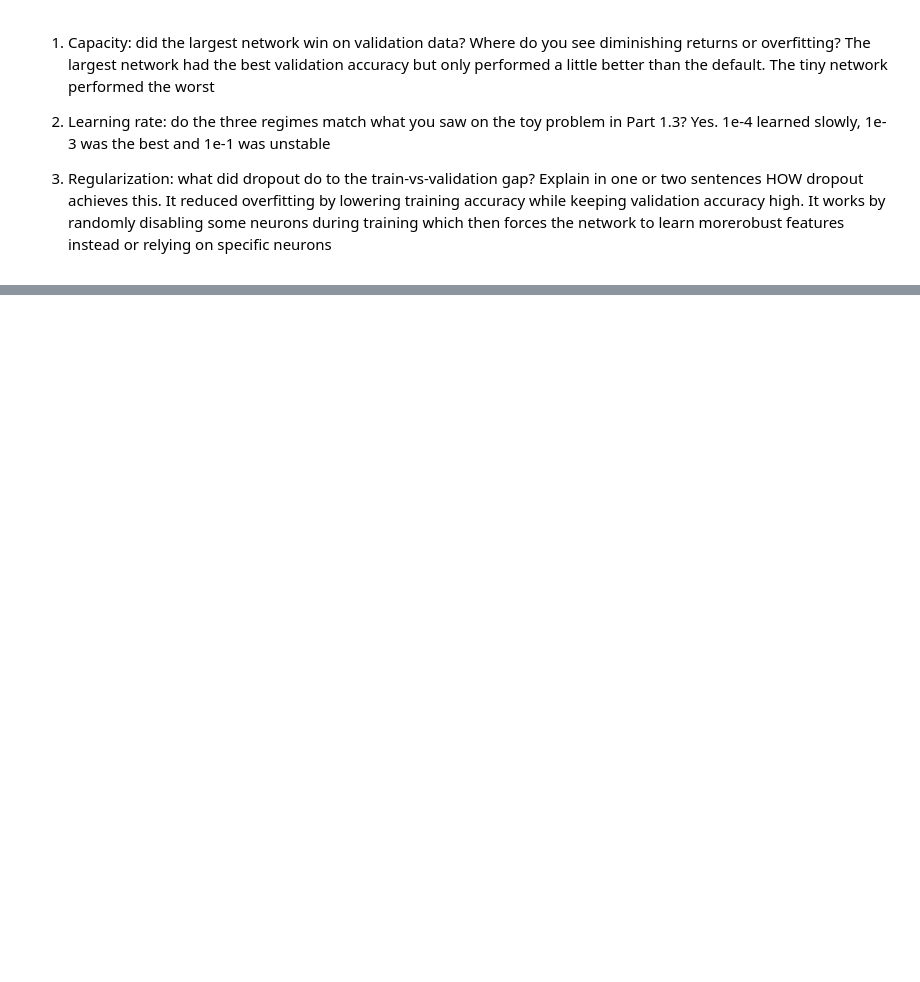
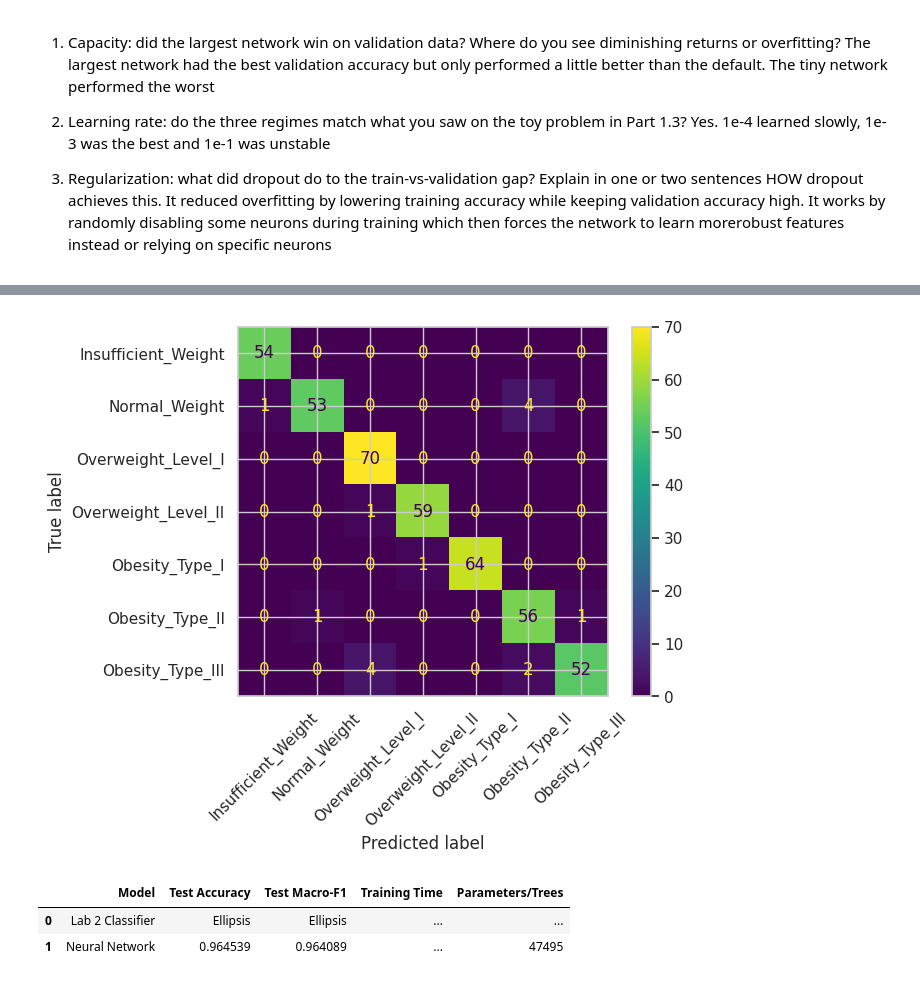
Before and after one commit to adwoaadusei/lab-3, a Jupyter notebook: lab3.ipynb, the cells around one changed output, grey strips where cells are left out. Cells and saved outputs as stored; diff of their text form; code cells hidden in the pictures; blank space fills up the shorter version.

```diff
--- a/lab3.ipynb
+++ b/lab3.ipynb
@@ -747,3 +747,70 @@ Yes. 1e-4 learned slowly, 1e-3 was the best and 1e-1 was unstable
 
 3. Regularization: what did dropout do to the train-vs-validation gap? Explain in one or two sentences HOW dropout achieves this.
 It reduced overfitting by lowering training accuracy while keeping validation accuracy high. It works by randomly disabling some neurons during training which then forces the network to learn morerobust features instead or relying on specific neurons
+# %%
+# TODO: Load your best configuration's weights; model.eval().
+
+# TODO: Report test ACCURACY and MACRO-F1
+#   from sklearn.metrics import accuracy_score, f1_score, classification_report
+
+# TODO: Confusion matrix for the test set with the 7 class names
+#   from sklearn.metrics import ConfusionMatrixDisplay
+
+# TODO: Build a small comparison table (a pandas DataFrame is fine):
+#   rows = [your best Lab 2 classifier, this neural network]
+#   cols = [test accuracy, test macro-F1, training time, number of parameters/trees]
+
+from sklearn.metrics import accuracy_score, f1_score, classification_report
+from sklearn.metrics import ConfusionMatrixDisplay
+import pandas as pd
+
+model = FeedForwardNet(input_dim=X_train.shape[1], hidden_sizes=(256,128,64)).to(DEVICE)
+model.load_state_dict(torch.load("ffn_best.pt"))
+model.eval
+
+y_true = []
+y_pred = []
+
+with torch.no_grad():
+  for xb,yb in test_loader:
+    xb = xb.to(DEVICE)
+    logits = model(xb)
+    predicted = torch.argmax(logits.data, dim=1)
+    y_true.extend(yb.tolist())
+    y_pred.extend(predicted.tolist())
+
+test_acc = accuracy_score(y_true,y_pred)
+test_f1 = f1_score(y_true, y_pred, average='macro')
+
+print(f"Test Accuracy: {test_acc:.4f}")
+print(f"Test Macro-F1: {test_f1:.4f}")
+print(classification_report(y_true,y_pred))
+
+class_names = [
+    "Insufficient_Weight",
+    "Normal_Weight",
+    "Overweight_Level_I",
+    "Overweight_Level_II",
+    "Obesity_Type_I",
+    "Obesity_Type_II",
+    "Obesity_Type_III"
+]
+
+ConfusionMatrixDisplay.from_predictions(
+    y_true,
+    y_pred,
+    display_labels=class_names,
+    xticks_rotation=45
+)
+plt.show()
+
+comparison = pd.DataFrame({
+    "Model": ["Lab 2 Classifier", "Neural Network"],
+    "Test Accuracy": [..., test_acc],
+    "Test Macro-F1": [..., test_f1],
+    "Training Time": ["...", "..."],
+    "Parameters/Trees": ["...", sum(p.numel() for p in model.parameters())]
+})
+
+comparison
+# %% [output]
@@ -749,0 +832,4 @@ It reduced overfitting by lowering training accuracy while keeping validation ac
+[figure, added]
+|  | Model | Test Accuracy | Test Macro-F1 | Training Time | Parameters/Trees |
+| 0 | Lab 2 Classifier | Ellipsis | Ellipsis | ... | ... |
+| 1 | Neural Network | 0.964539 | 0.964089 | ... | 47495 |
```
Also changed, not shown: parts of 7 cells of this notebook.
